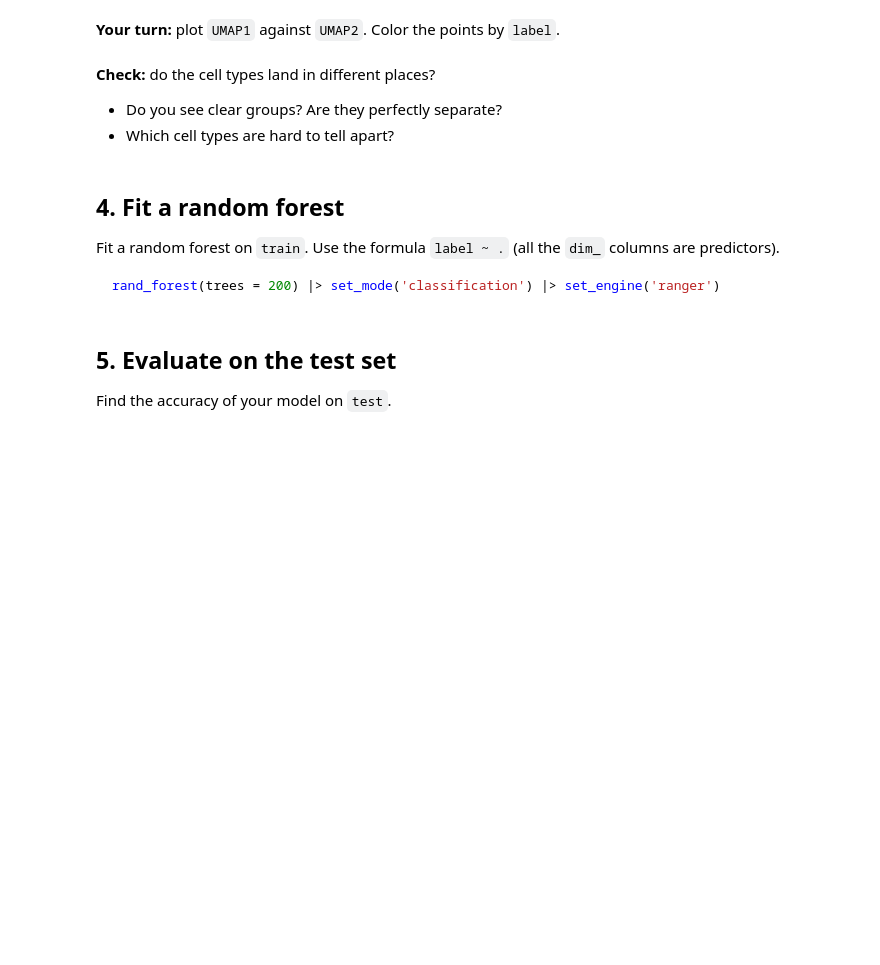
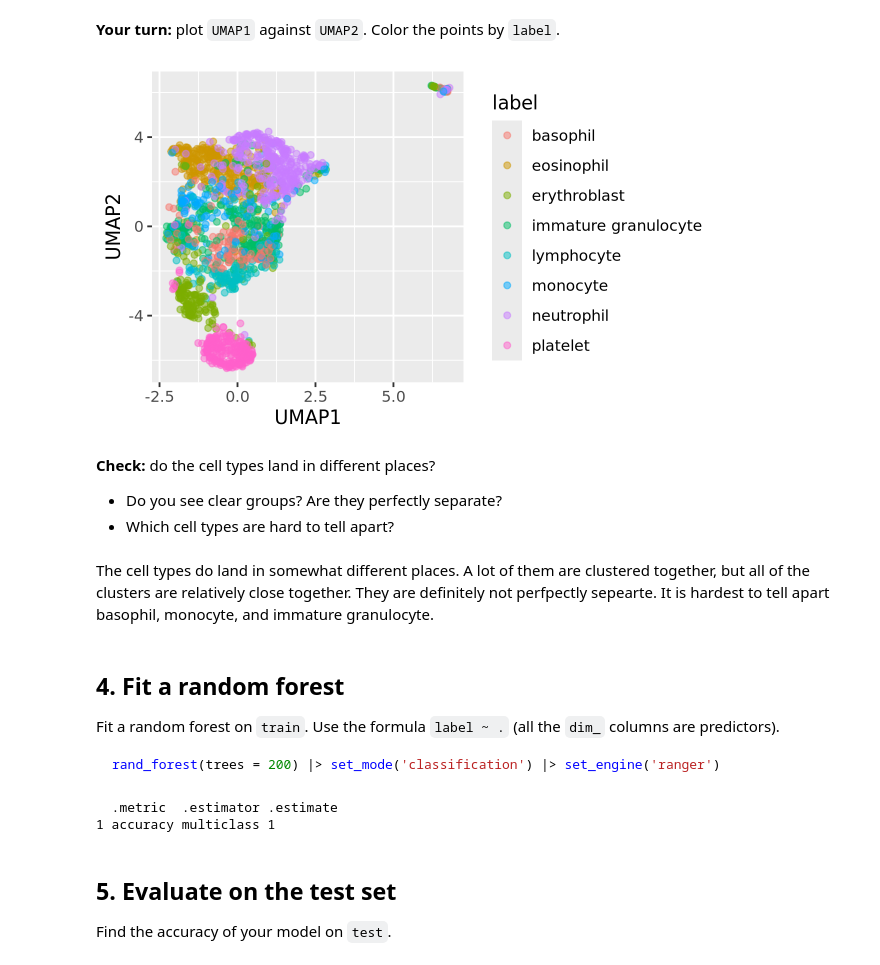
Before and after one commit to perryaholtz/codespace, a Jupyter notebook: exercises/18-bloodmnist-exercise.ipynb, the cells around one changed output. Drawn from its saved outputs; the diff is of its cells as text; code cells hidden in the pictures; blank space fills up the shorter version.

```diff
--- a/exercises/18-bloodmnist-exercise.ipynb
+++ b/exercises/18-bloodmnist-exercise.ipynb
@@ -62,12 +93,17 @@ umap_coords |> head()
 # %% [markdown]
 **Your turn:** plot `UMAP1` against `UMAP2`. Color the points by `label`.
 # %%
-# Chart code goes here
+ggplot(umap_coords, aes(x = UMAP1, y = UMAP2, color = label)) +
+    geom_point(alpha = 0.5)
+# %% [output]
+[figure, added]
 # %% [markdown]
 **Check:** do the cell types land in different places?
 
 - Do you see clear groups? Are they perfectly separate?
 - Which cell types are hard to tell apart?
+# %% [markdown]
+The cell types do land in somewhat different places. A lot of them are clustered together, but all of the clusters are relatively close together. They are definitely not perfpectly sepearte. It is hardest to tell apart basophil, monocyte, and immature granulocyte.
 # %% [markdown]
 ## 4. Fit a random forest
 
@@ -81,3 +118,10 @@ rand_forest(trees = 200) |> set_mode('classification') |> set_engine('ranger')
+# %%
+predict(fit, new_data = train) |>
+    bind_cols(train) |>
+    accuracy(truth = label, estimate = .pred_class)
+# %% [output]
+  .metric  .estimator .estimate
+1 accuracy multiclass 1
 # %% [markdown]
 ## 5. Evaluate on the test set
 
```
Also changed, not shown: parts of 10 cells of this notebook.
